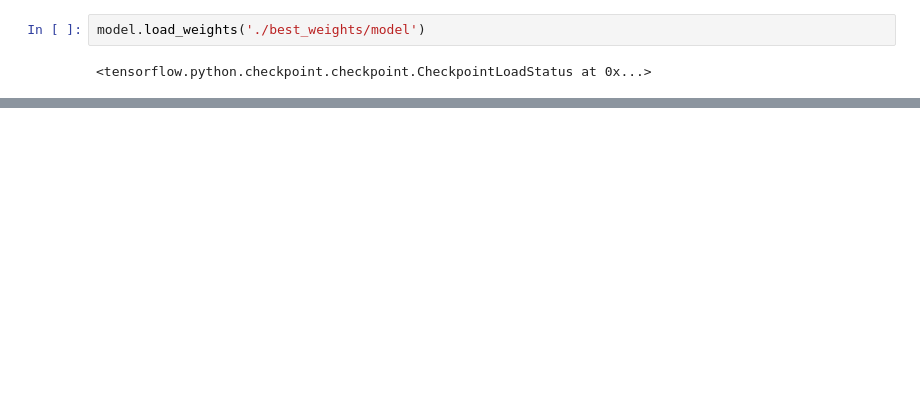
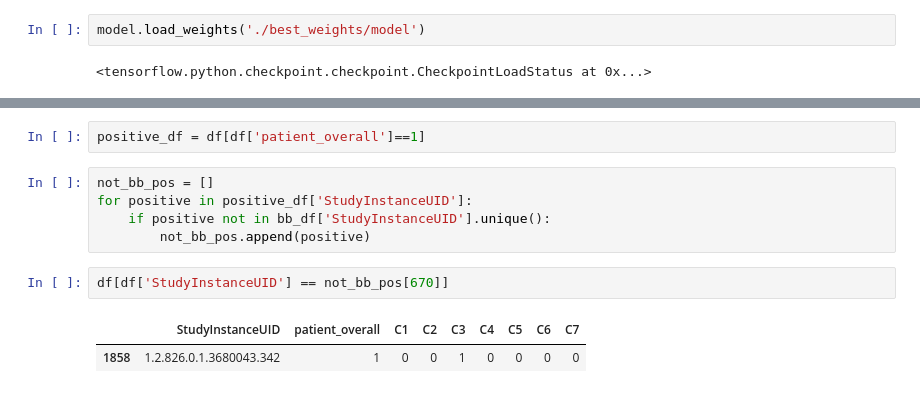
Before and after one commit to SiavashShirzad/RSNA-2022-Cervical-Spine-Fracture-Detection, a Jupyter notebook: rsna-fracture-sagittal-image-classification.ipynb, the cells around one changed output, grey strips where cells are left out. Cells and saved outputs as stored; diff of their text form; blank space fills up the shorter version.

```diff
--- a/rsna-fracture-sagittal-image-classification.ipynb
+++ b/rsna-fracture-sagittal-image-classification.ipynb
@@ -513,0 +516,12 @@ WARNING:tensorflow:`evaluate()` received a value for `sample_weight`, but `weigh
+# %%
+positive_df = df[df['patient_overall']==1]
+# %%
+not_bb_pos = []
+for positive in positive_df['StudyInstanceUID']:
+    if positive not in bb_df['StudyInstanceUID'].unique():
+        not_bb_pos.append(positive)
+# %%
+df[df['StudyInstanceUID'] == not_bb_pos[670]]
+# %% [output]
+|  | StudyInstanceUID | patient_overall | C1 | C2 | C3 | C4 | C5 | C6 | C7 |
+| 1858 | 1.2.826.0.1.3680043.342 | 1 | 0 | 0 | 1 | 0 | 0 | 0 | 0 |
```
Also changed, not shown: parts of 23 cells of this notebook, 1 other file.
